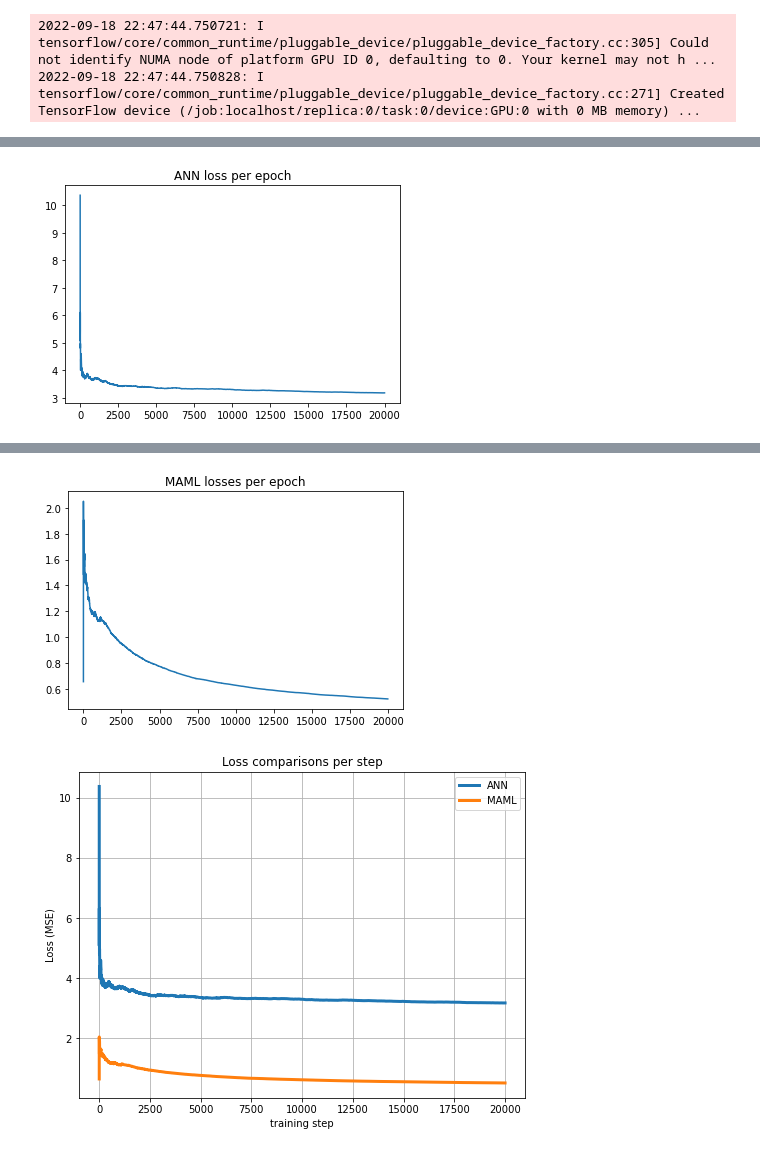
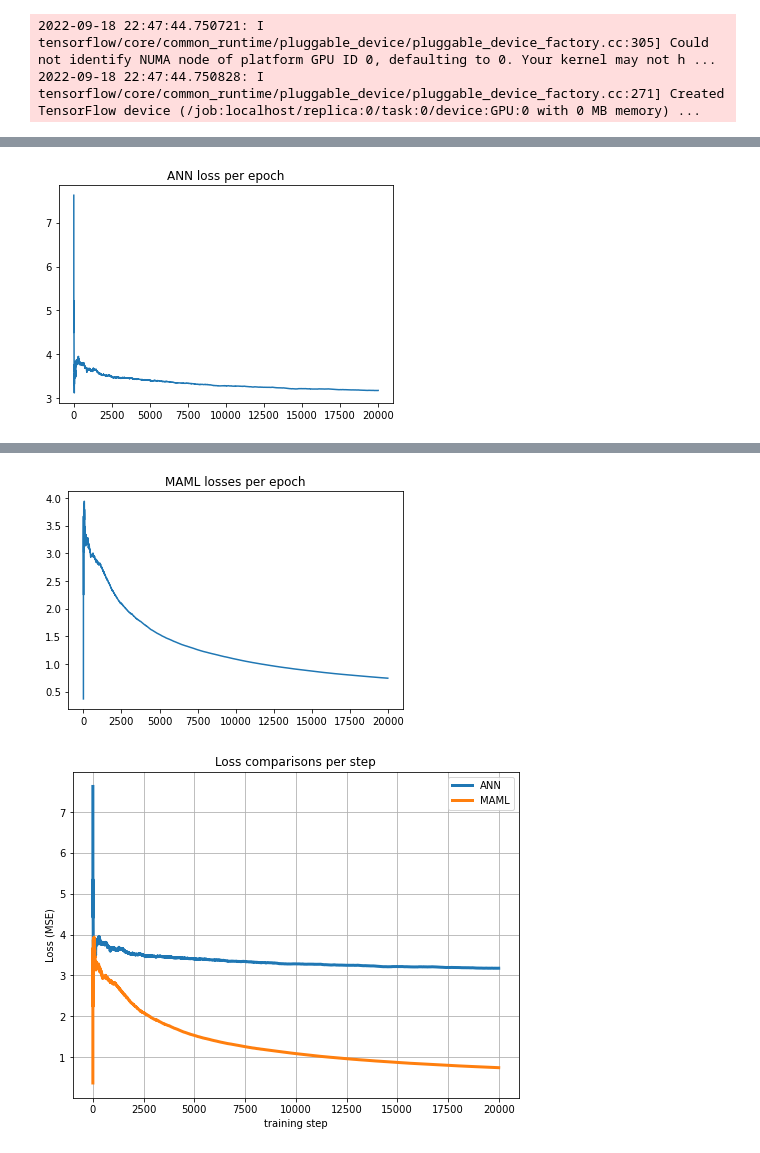
Before and after one commit to IISL-HYU/maml, a Jupyter notebook: practice.ipynb, the cells around one changed output, grey strips where cells are left out. Drawn from its saved outputs; the diff is of its cells as text; code cells hidden in the pictures.

Commit message:
simulated 10-shot learning with MAML

```diff
--- a/practice.ipynb
+++ b/practice.ipynb
@@ -13,7 +13,7 @@ from sine_model import SineModel
 from sinusoid_generator import SinusoidGenerator, generate_dataset, plot
 from train_sine_model import *
 # %%
-train_ds, test_ds = generate_dataset(K=5)
+train_ds, test_ds = generate_dataset(K=10)
 model = SineModel()
 # %% [output]
 Metal device set to: Apple M1
@@ -23,11 +23,14 @@ maxCacheSize: 2.67 GB
 2022-09-18 22:47:44.750721: I tensorflow/core/common_runtime/pluggable_device/pluggable_device_factory.cc:305] Could not identify NUMA node of platform GPU ID 0, defaulting to 0. Your kernel may not h ...
 2022-09-18 22:47:44.750828: I tensorflow/core/common_runtime/pluggable_device/pluggable_device_factory.cc:271] Created TensorFlow device (/job:localhost/replica:0/task:0/device:GPU:0 with 0 MB memory) ...
 # %%
+from copy import copy
 with tf.device("cpu:0"):
-    model = SineModel()
-    train_ds, test_ds = generate_dataset(K=5)
+    model1 = SineModel()
+    model2 = copy(model1)
+    train_ds, test_ds = generate_dataset(K=10)
 
-    name = ['ANN K=5 lr=0.001', 'MAML K=5 Alpha=0.01 Beta=0.001']
-    neural_model, ann_loss = regular_train(model, train_ds)
-    maml_model, maml_loss = maml_train(model, train_ds)
+    name = ['ANN K=10 lr=0.001', 'MAML K=10 Alpha=0.01 Beta=0.001']
+    neural_model, ann_loss = regular_train(model1, train_ds)
+
+    maml_model, maml_loss = maml_train(model2, train_ds)
 # %% [output]
@@ -53 +56 @@ Step 19000: loss = 3.1871213255972823, Time to run 1000 steps = 1.44 seconds
-[figure, old version]
+[figure, new version]
@@ -73,4 +76,4 @@ Step 19000: loss = 0.5281272297416023, Time to run 1000 steps = 7.60
-[figure, old version]
+[figure, new version]
 # %%
 plt.figure(figsize=(8, 6))
 plt.plot(ann_loss, label='ANN', linewidth=3)
@@ -80,4 +83,4 @@ plt.xlabel("training step"); plt.ylabel("Loss (MSE)")
 plt.title("Loss comparisons per step")
 plt.show()
 # %% [output]
-[figure, old version]
+[figure, new version]
```
Also changed, not shown: parts of 4 cells of this notebook.
